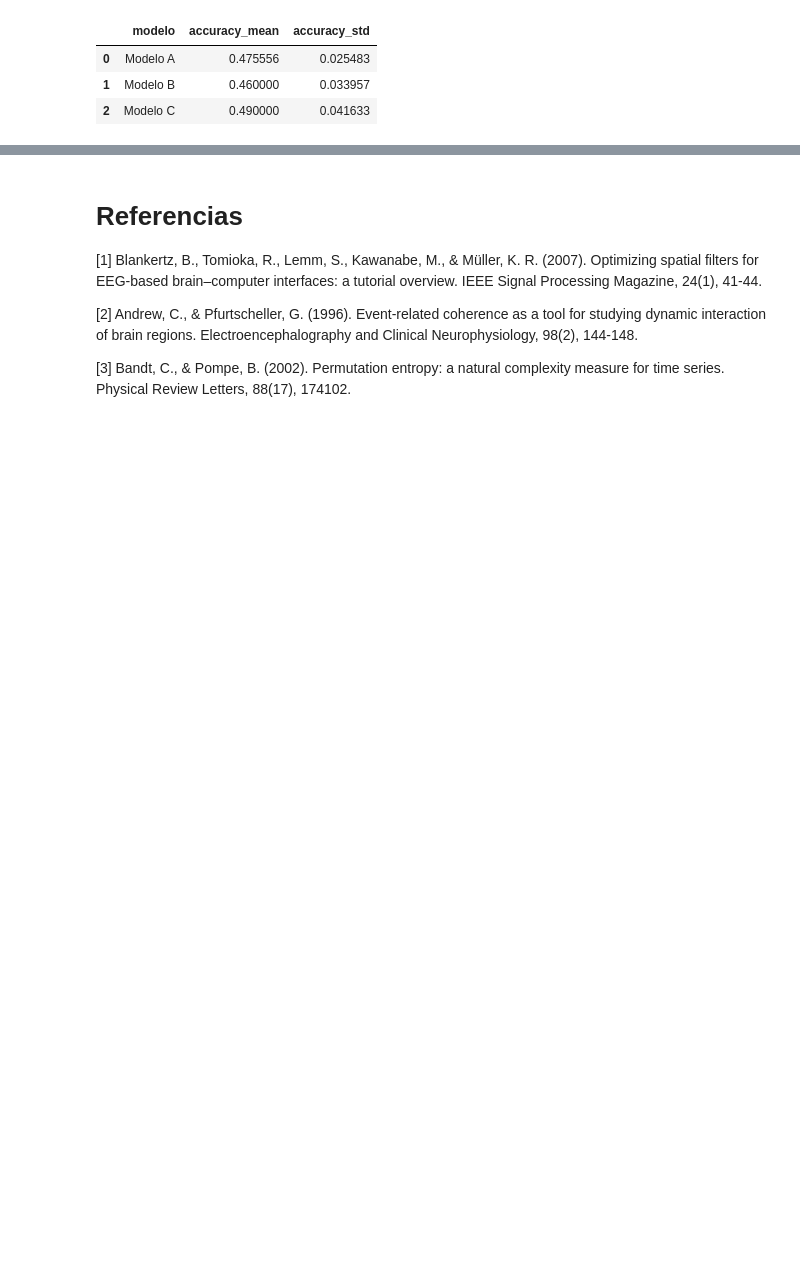
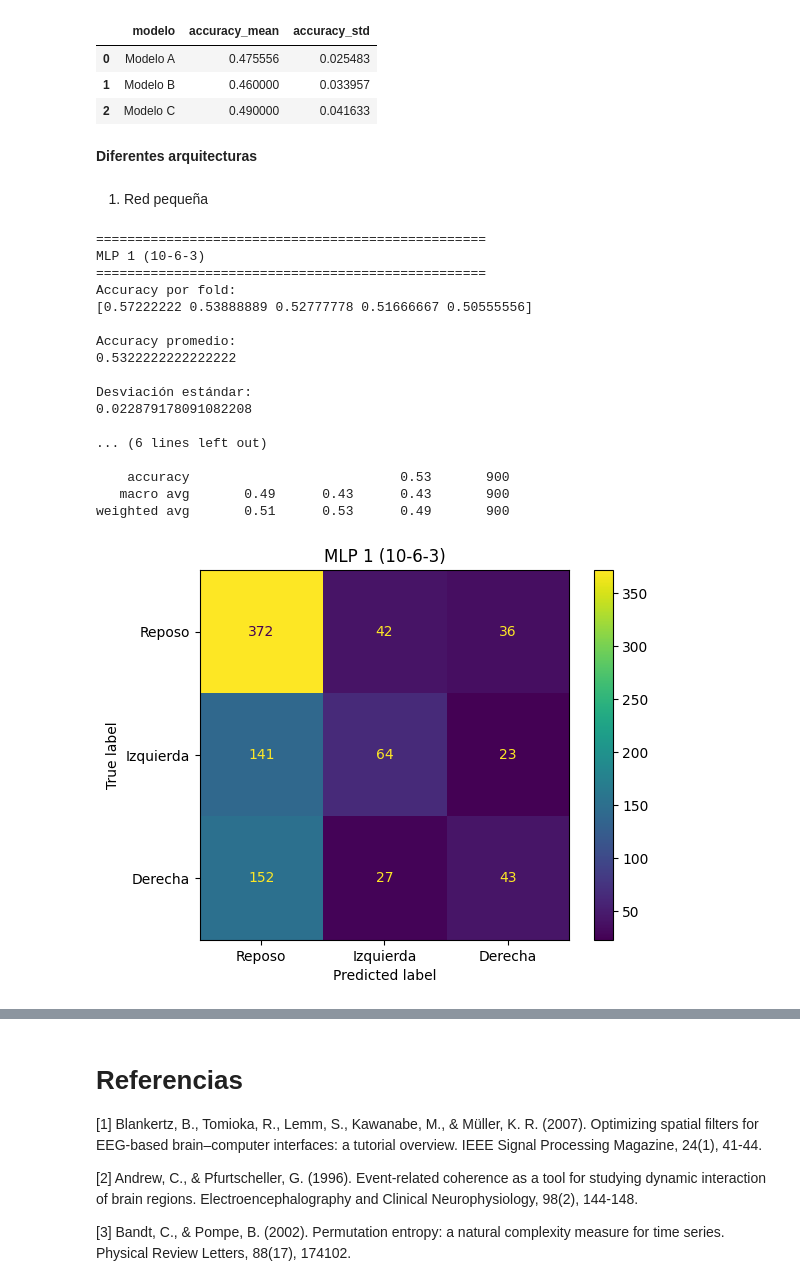
Before and after one commit to luhernandez12/Proyecto2-KarenAgudelo-LuisaHernandez, a Jupyter notebook: Codigo.ipynb, the cells around one changed output, grey strips where cells are left out. Drawn from its saved outputs; the diff is of its cells as text; code cells hidden in the pictures; blank space fills up the shorter version.

```diff
--- a/Codigo.ipynb
+++ b/Codigo.ipynb
@@ -1872,3 +1875,5 @@ comparacion
 | 0 | Modelo A | 0.475556 | 0.025483 |
 | 1 | Modelo B | 0.460000 | 0.033957 |
 | 2 | Modelo C | 0.490000 | 0.041633 |
+# %% [markdown]
+**Diferentes arquitecturas**
@@ -1874,0 +1992,28 @@ comparacion
+# %% [markdown]
+1. Red pequeña
+# %%
+scores1, cm1 = evaluar_mlp(
+    df_dataset_completo,
+    features_C,
+    arquitectura=(6,),
+    nombre_modelo='MLP 1 (10-6-3)'
+)
+# %% [output]
+==================================================
+MLP 1 (10-6-3)
+==================================================
+Accuracy por fold:
+[0.57222222 0.53888889 0.52777778 0.51666667 0.50555556]
+
+Accuracy promedio:
+0.5322222222222222
+
+Desviación estándar:
+0.022879178091082208
+
+... (6 lines left out)
+
+    accuracy                           0.53       900
+   macro avg       0.49      0.43      0.43       900
+weighted avg       0.51      0.53      0.49       900
+[figure, added]
```
Also changed, not shown: parts of 15 cells of this notebook.
